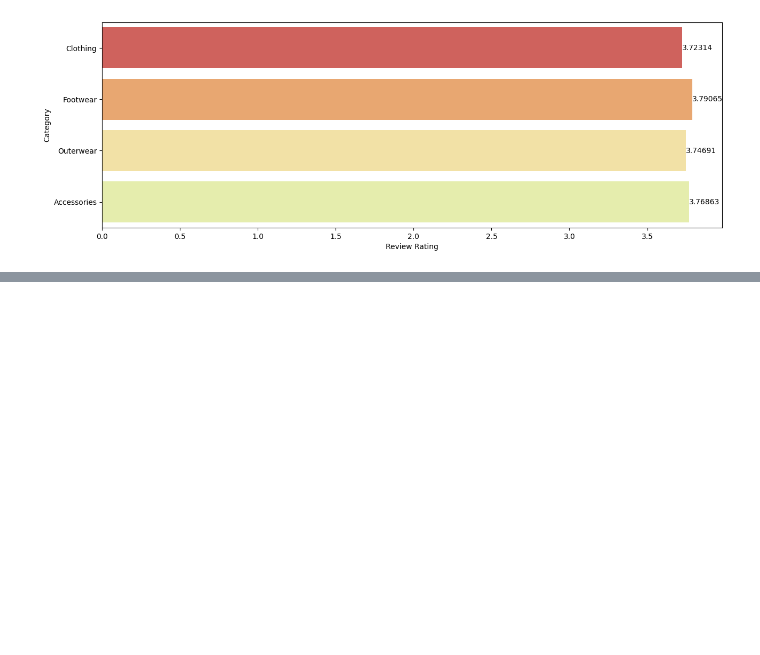
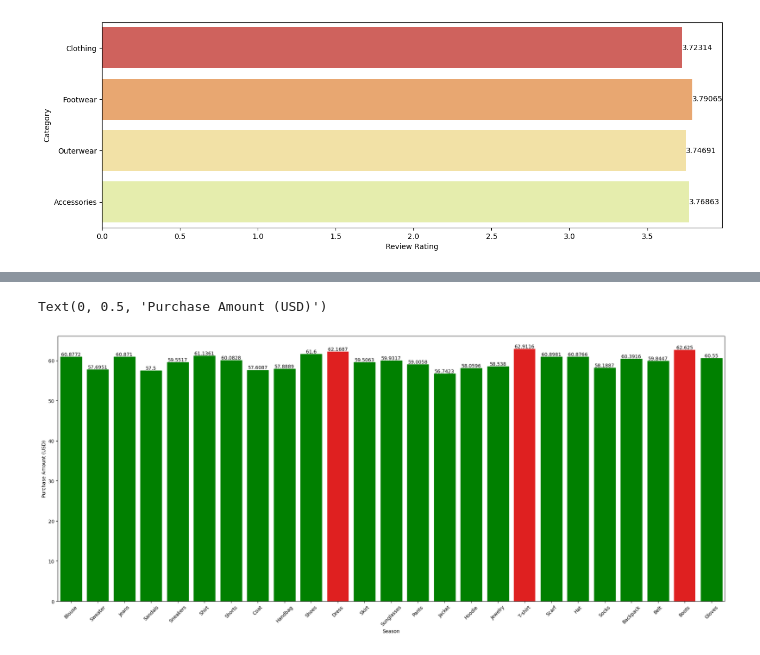
Before and after one commit to annabel-lee-x10/ecommerce-trends-visualization, a Jupyter notebook: ecommerce-trends-viz.ipynb, the cells around one changed output, grey strips where cells are left out. Cells and saved outputs as stored; diff of their text form; code cells hidden in the pictures; blank space fills up the shorter version.

```diff
--- a/ecommerce-trends-viz.ipynb
+++ b/ecommerce-trends-viz.ipynb
@@ -432,0 +440,15 @@ plot13.bar_label(plot13.containers[0])
+# %%
+## average spending across items
+
+plt.figure(figsize=(25,10))
+ax =sns.barplot(x = shopping_behavior['Item Purchased'], y = shopping_behavior['Purchase Amount (USD)'], errorbar = None, color = 'red')
+for bar in ax.patches:
+    if bar.get_height() < 62:
+        bar.set_color('green')
+ax.bar_label(ax.containers[0])
+ax.tick_params(axis='x', labelrotation=45)
+plt.xlabel("Season")
+plt.ylabel("Purchase Amount (USD)")
+# %% [output]
+Text(0, 0.5, 'Purchase Amount (USD)')
+[figure, added]
```
Also changed, not shown: parts of 3 cells of this notebook.
